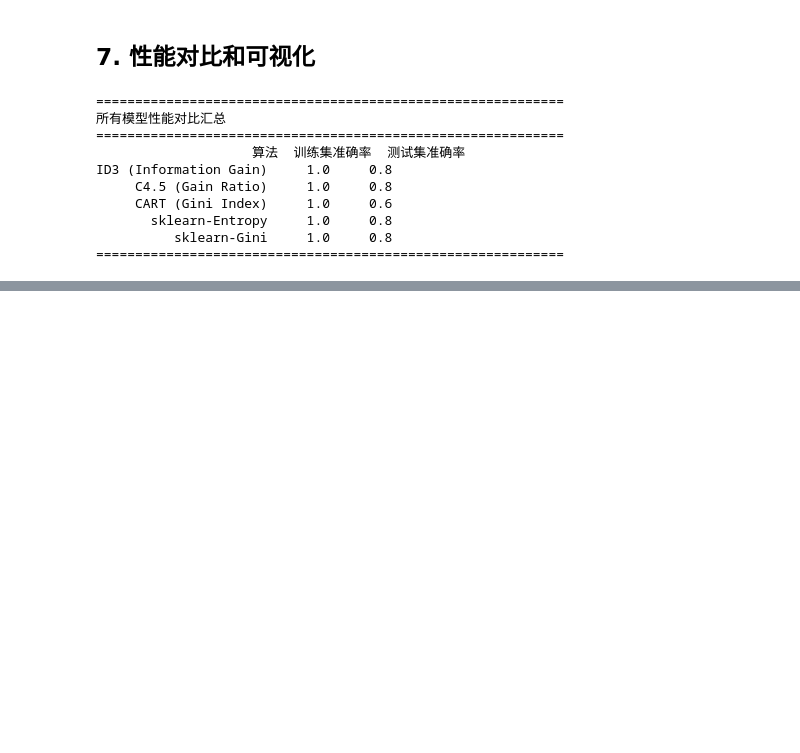
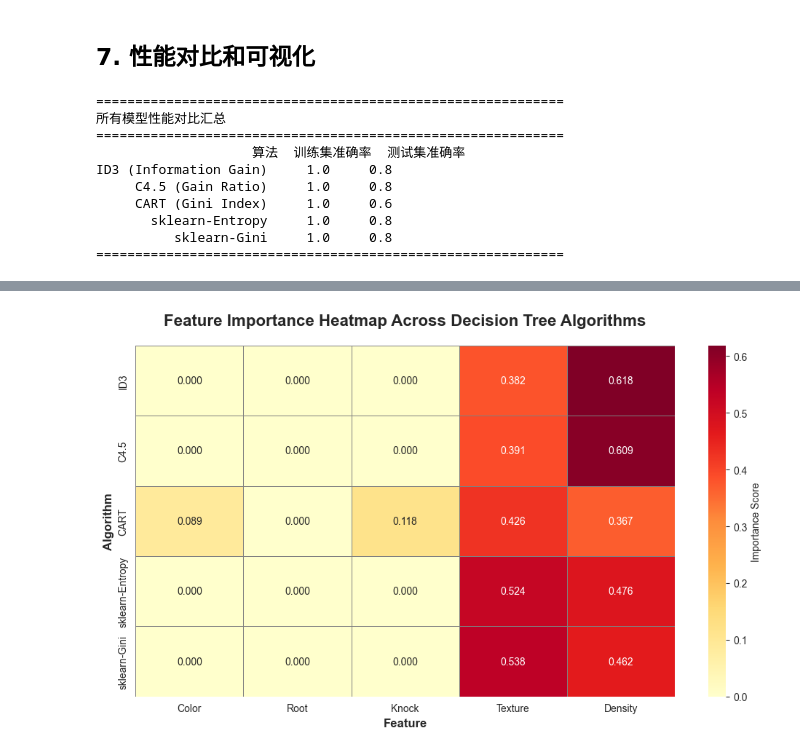
Before and after one commit to sjq0098/Machine_Learning, a Jupyter notebook: lab6/decision_tree.ipynb, the cells around one changed output, grey strips where cells are left out. Drawn from its saved outputs; the diff is of its cells as text; code cells hidden in the pictures; blank space fills up the shorter version.

```diff
--- a/lab6/decision_tree.ipynb
+++ b/lab6/decision_tree.ipynb
@@ -603,0 +651,22 @@ ID3 (Information Gain)    0.2
+# %%
+# 可视化2：特征重要性热力图
+fig, ax = plt.subplots(figsize=(10, 6))
+
+# 准备数据：将“特征”列映射为英文名
+importance_df_en = importance_df.copy()
+importance_df_en['特征'] = importance_df_en['特征'].map(feature_name_mapping)
+heatmap_data = importance_df_en.set_index('特征').T
+
+sns.heatmap(heatmap_data, annot=True, fmt='.3f', cmap='YlOrRd',
+            cbar_kws={'label': 'Importance Score'}, ax=ax,
+            linewidths=0.5, linecolor='gray')
+
+ax.set_title('Feature Importance Heatmap Across Decision Tree Algorithms', fontsize=16, fontweight='bold', pad=20)
+ax.set_xlabel('Feature', fontsize=12, fontweight='bold')
+ax.set_ylabel('Algorithm', fontsize=12, fontweight='bold')
+
+plt.tight_layout()
+plt.savefig("pic/feature_importance_heatmap.png", dpi=150, bbox_inches='tight')
+plt.show()
+# %% [output]
+[figure, added]
```
Also changed, not shown: parts of 12 cells of this notebook, 10 other files.
